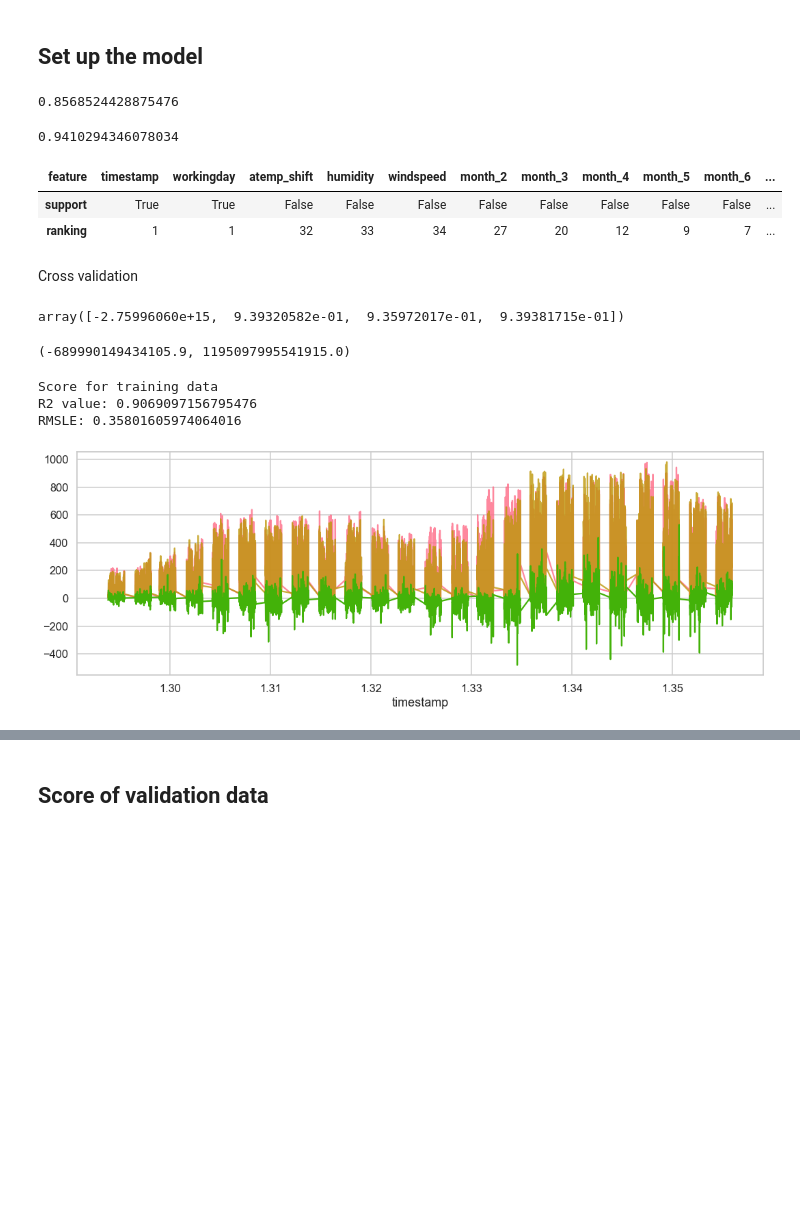
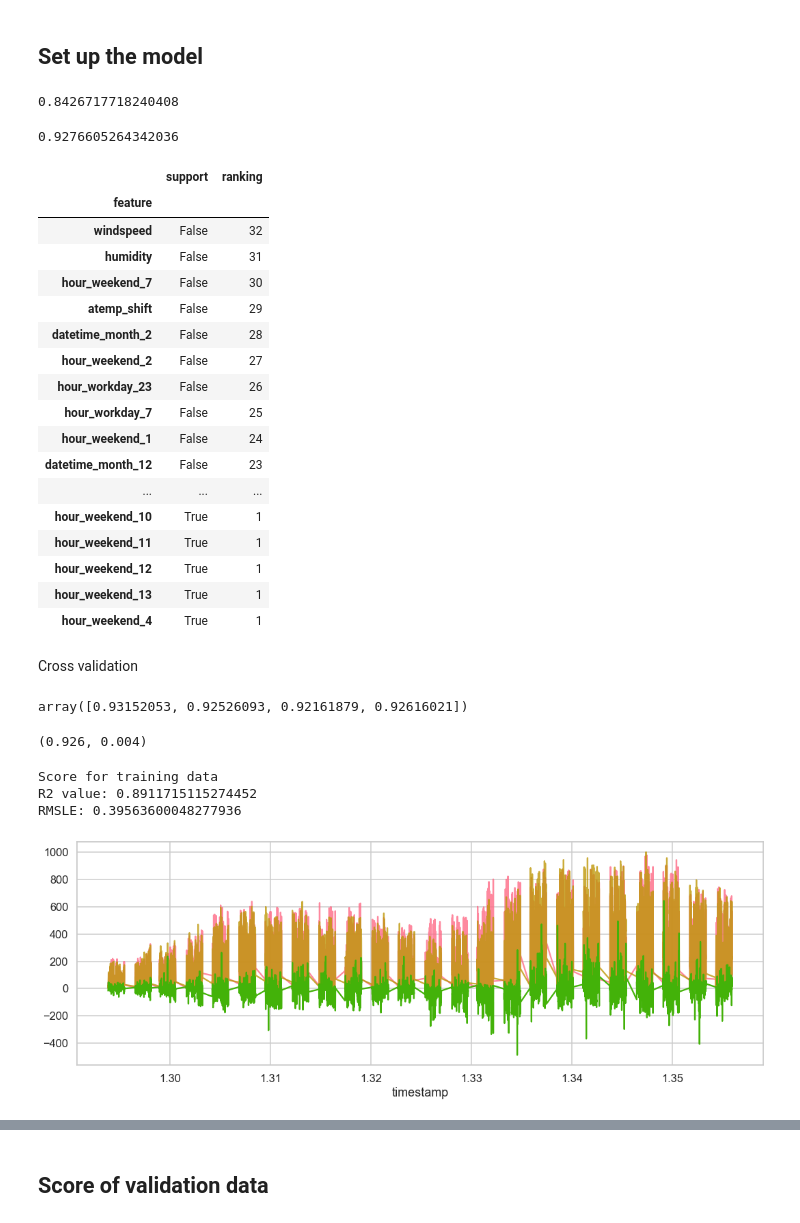
Before and after one commit to julisep/SPICEDbootcamp, a Jupyter notebook: Week_03/Bicycle/Bicycle04_Lightning.ipynb, the cells around one changed output, grey strips where cells are left out. Drawn from its saved outputs; the diff is of its cells as text; code cells hidden in the pictures; blank space fills up the shorter version.

```diff
--- a/Week_03/Bicycle/Bicycle04_Lightning.ipynb
+++ b/Week_03/Bicycle/Bicycle04_Lightning.ipynb
@@ -61,10 +61,10 @@ X = feat_eng(X)
 # %%
 # One-Hot-Encoding
 from sklearn.preprocessing import OneHotEncoder
-ohc = OneHotEncoder(sparse=False, drop='first')
-onehot_features = ['datetime_month', 'weather', 'hour_workday', 'hour_weekend']
+ohc = OneHotEncoder(sparse=False, drop=[0, 0, 1]) #1,4,
+onehot_features = ['hour_workday', 'hour_weekend', 'datetime_month'] # 'weather'
 ohc.fit(X_train[onehot_features])
-onehot_columns = ohc.get_feature_names(['month', 'weather', 'hour_workday', 'hour_weekend'])
+onehot_columns = ohc.get_feature_names(onehot_features) #'month', 'weather',
 
 # Make dataframes of one-hot-encoded features and give column names
 X_train_onehot = ohc.transform(X_train[onehot_features])
@@ -78,3 +78,5 @@ X_test_onehot = pd.DataFrame(X_test_onehot, columns=onehot_columns)
 
 X_onehot = ohc.transform(X[onehot_features])
 X_onehot = pd.DataFrame(X_onehot, columns=onehot_columns)
+
+X_train_onehot
@@ -81,6 +97,6 @@ X_onehot = pd.DataFrame(X_onehot, columns=onehot_columns)
 # %%
 # Select features from original data and concatenate with one-hot-encoded features
-features = ['timestamp', 'workingday', 'atemp_shift', 'humidity', 'windspeed']
+features = ['timestamp', 'atemp_shift', 'humidity', 'windspeed']
 
 X_train = X_train[features]
 X_train = pd.concat([X_train, X_train_onehot], axis=1)
@@ -102,30 +118,45 @@ lr_cas = LinearRegression()
 lr_cas.fit(X_train, np.log(y_train_cas+1))
 lr_cas.score(X_train, np.log(y_train_cas+1))
 # %% [output]
-0.8568524428875476
+0.8426717718240408
 # %%
 lr_reg = LinearRegression()
 lr_reg.fit(X_train, np.log(y_train_reg+1))
 lr_reg.score(X_train, np.log(y_train_reg+1))
 # %% [output]
-0.9410294346078034
+0.9276605264342036
 # %%
 # Recursive Feature Elimination - Trains the model multiple times,
 #eliminating different features in each run. In scikit the RFE class can be used to optimize an existing model.
 
 from sklearn.feature_selection import RFE
 
 rfe = RFE(lr_cas)
 rfe.fit(X_train, np.log(y_train_cas+1))
 
-pd.set_option('display.max_columns', 66)
-pd.DataFrame({'feature': X_train.columns, 'support': rfe.support_, 'ranking': rfe.ranking_}).set_index('feature').transpose()
+pd.set_option('display.max_rows', 66)
+pd.DataFrame({'feature': X_train.columns, 'support': rfe.support_, 'ranking': rfe.ranking_}).set_index('feature').sort_values(by='ranking', ascending=False)
 #rfe.support_  # booleans indicating features to include
 #rfe.ranking_  # integers indicating importance
 # %% [output]
-| feature | timestamp | workingday | atemp_shift | humidity | windspeed | month_2 | month_3 | month_4 | month_5 | month_6 | ... |
-| support | True | True | False | False | False | False | False | False | False | False | ... |
-| ranking | 1 | 1 | 32 | 33 | 34 | 27 | 20 | 12 | 9 | 7 | ... |
+|  | support | ranking |
+| feature |  |  |
+| windspeed | False | 32 |
+| humidity | False | 31 |
+| hour_weekend_7 | False | 30 |
+| atemp_shift | False | 29 |
+| datetime_month_2 | False | 28 |
+| hour_weekend_2 | False | 27 |
+| hour_workday_23 | False | 26 |
+| hour_workday_7 | False | 25 |
+| hour_weekend_1 | False | 24 |
+| datetime_month_12 | False | 23 |
+| ... | ... | ... |
+| hour_weekend_10 | True | 1 |
+| hour_weekend_11 | True | 1 |
+| hour_weekend_12 | True | 1 |
+| hour_weekend_13 | True | 1 |
+| hour_weekend_4 | True | 1 |
 # %% [markdown]
 Cross validation
 # %%
@@ -134,11 +165,11 @@ from sklearn.model_selection import cross_val_score
 scores = cross_val_score(lr_reg, X_train, np.log(y_train_reg+1), cv=4, scoring='r2')
 scores
 # %% [output]
-array([-2.75996060e+15,  9.39320582e-01,  9.35972017e-01,  9.39381715e-01])
+array([0.93152053, 0.92526093, 0.92161879, 0.92616021])
 # %%
 scores.mean().round(3), scores.std().round(3)
 # %% [output]
-(-689990149434105.9, 1195097995541915.0)
+(0.926, 0.004)
 # %%
 y_pred_cas = np.exp(lr_cas.predict(X_train))
 y_pred_reg = np.exp(lr_reg.predict(X_train))
@@ -152,8 +183,8 @@ print('R2 value: ' + str(r2_score(y_train, y_pred_count)))
 print('RMSLE: ' + str(np.sqrt(mean_squared_log_error(y_train, y_pred_count))))
 # %% [output]
 Score for training data
-R2 value: 0.9069097156795476
-RMSLE: 0.35801605974064016
+R2 value: 0.8911715115274452
+RMSLE: 0.39563600048277936
 # %%
 #lr_reg.coef_, lr_cas.coef_
 # %%
@@ -167,6 +198,6 @@ ax = sns.lineplot(x='timestamp', y=y_pred_count, data=X_train, alpha = 0.8)
 ax = sns.lineplot(x='timestamp', y=count_residual, data=X_train)
 #ax.set_xlim(pd.Timestamp('2011-04-01'), pd.Timestamp('2011-09-01'))
 # %% [output]
-[figure, old version]
+[figure, new version]
 # %%
 fig = plt.figure(figsize=(12,6))
```
Also changed, not shown: parts of 11 cells of this notebook, 2 other files.
